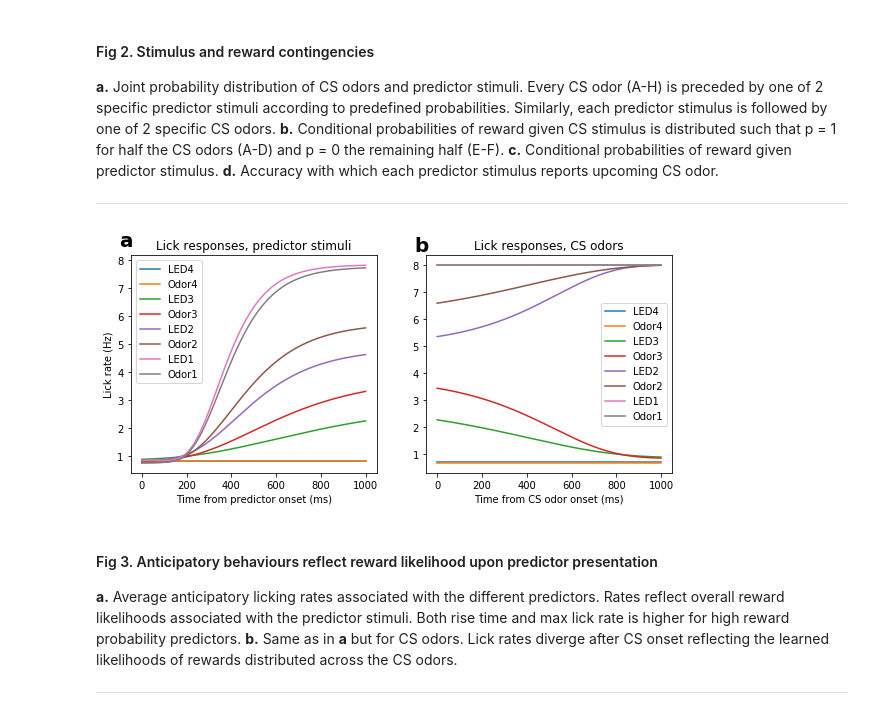
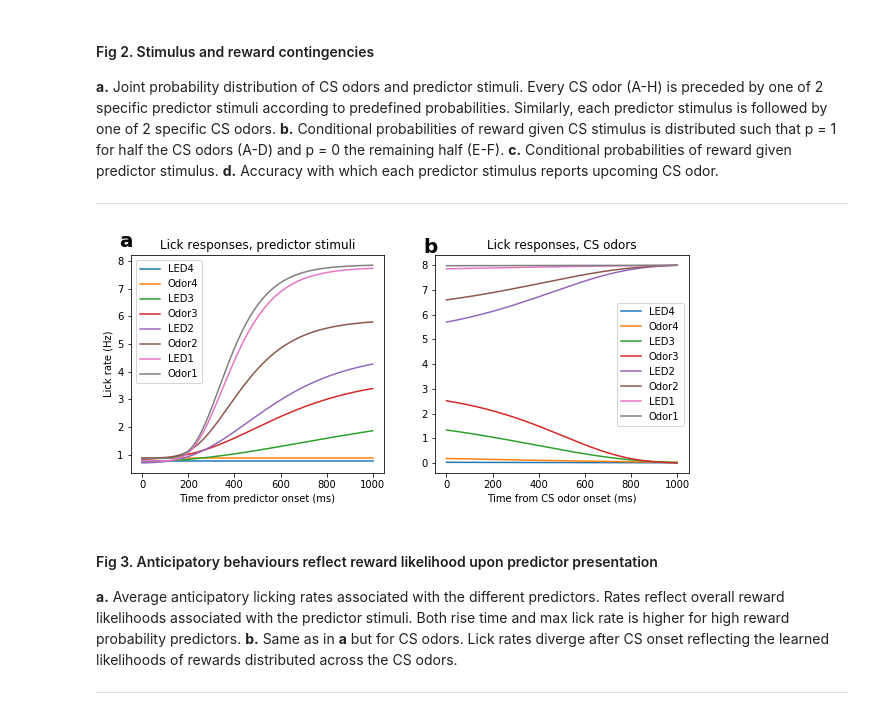
Before and after one commit to kirkesolator/fakepaper, a Jupyter notebook: FakePaperTS.ipynb, the cells around one changed output. Saved outputs shown, nothing was run; the diff lists cells and outputs as text; code cells hidden in the pictures.

```diff
--- a/FakePaperTS.ipynb
+++ b/FakePaperTS.ipynb
@@ -53,11 +53,10 @@ plt.yticks(range(0,8),csStr)
 for i in np.linspace(0,7,8):
     for j in np.linspace(0,7,8):
         if probMat[int(i),int(j)] == 0:
-            plt.text(i, j, '-', va='center', ha='center',size=11,color=[0,0,0])
+            plt.text(i, j, '-', va='center', ha='center',size=11,color='k')
         else:
-            plt.text(i, j, probMat[int(i),int(j)], va='center', ha='center',size=10,color=[0,0,0])
-clb = plt.colorbar(pad=0.02)
-clb.ax.set_title("Likelihood",size=9)
+            plt.text(i, j, probMat[int(i),int(j)], va='center', ha='center',size=10,color='k')
+plt.colorbar(pad=0.02,label="Likelihood")
 plt.text(-0.075, 1.05, "a", transform=plt.gca().transAxes, size=20, weight='bold')
 
 # p(reward | CS odor) vector
@@ -69,8 +68,7 @@ plt.subplot(1,4,2)
 plt.gca().set_aspect(7/1)
 plt.plot(testMat,'ko')
 plt.plot([-.5,7.5],[.5,.5],'k:')
-plt.xlim([-.5,7.5])
-plt.ylim([-.05,1.05])
+plt.axis([-.5,7.5,-.05,1.05])
 plt.xticks(range(0,8),csStr)
 plt.xlabel("CS odor")
 plt.ylabel("p(reward)")
@@ -82,8 +80,7 @@ plt.subplot(1,4,3)
 plt.gca().set_aspect(7/1)
 plt.plot(np.matmul(probMat,testMat),'ko') # Matrix product of CS reward probability vector and CS/predictor matrix
 plt.plot([-.5,7.5],[.5,.5],'k:')
-plt.xlim([-.5,7.5])
-plt.ylim([-.05,1.05])
+plt.axis([-.5,7.5,-.05,1.05])
 plt.xticks(range(0,8),predStr,rotation='vertical')
 plt.xlabel("Predictor stimulus")
 plt.title("p(reward | predictor)")
@@ -98,8 +95,7 @@ plt.ylabel("Accuracy")
 plt.xticks(range(0,8),predStr,rotation="vertical")
 plt.xlabel("Predictor stimulus")
 plt.plot([-.5,7.5],[.5,.5],'k:')
-plt.xlim([-.5,7.5])
-plt.ylim([-.05,1.05])
+plt.axis([-.5,7.5,-.05,1.05])
 plt.text(-1, 1.1, "d", size=20, weight='bold')
 
 plt.show()
@@ -110,39 +106,40 @@ plt.show()
 **a.** Joint probability distribution of CS odors and predictor stimuli. Every CS odor (A-H) is preceded by one of 2 specific predictor stimuli according to predefined probabilities. Similarly, each predictor stimulus is followed by one of 2 specific CS odors. **b.** Conditional probabilities of reward given CS stimulus is distributed such that p = 1 for half the CS odors (A-D) and p = 0 the remaining half (E-F). **c.** Conditional probabilities of reward given predictor stimulus. **d.** Accuracy with which each predictor stimulus reports upcoming CS odor.
 ___
 # %%
-plt.figure(figsize=[15,4])
-plt.subplot(131)
+plt.figure(figsize=[10,4])
+plt.subplot(121)
+
 gompertzF = [0,0,2,3,4,5,7,7]
 for i in np.arange(0,8):
     rnd = np.random.uniform(0.0075,.01);
     curve = rnd*90+gompertzF[i]*(np.exp(-2.5*np.exp(-(rnd)*gompertzF[i]*np.linspace(-30,100,1000))))
     plt.plot(curve,label=predStr[7-i])
 plt.xlabel("Time from predictor onset (ms)")
 plt.ylabel("Lick rate (Hz)")
 plt.legend()
 plt.title("Lick responses, predictor stimuli")
 plt.text(-100, 8.5, "a", size=20, weight='bold')
 
-plt.subplot(132)
+plt.subplot(122)
 # Gotta love the Gompertz function
-gompertzF = [0,0,2,3,4,5,7,7]
+gompertzF = [.25,.75,2,3,4,5,7,7]
 for i in np.arange(0,4):
     rnd = np.random.uniform(0.0075,.01);
-    curve = rnd*90+gompertzF[i]*(np.exp(-2.5*np.exp(-(rnd)*gompertzF[i]*np.linspace(-30,100,1000))))
+    curve = gompertzF[i]*(np.exp(-2.5*np.exp(-rnd*gompertzF[i]*np.linspace(-30,100,1000))))
     plt.plot(np.flipud(curve),label=predStr[7-i])
 
 for i in np.arange(4,8):
-    rnd = np.random.uniform(0.01,.01);
-    curve = rnd*90+gompertzF[7-i]*(np.exp(-2.5*np.exp(-(rnd)*gompertzF[7-i]*np.linspace(-30,100,1000))))
+    rnd = np.random.uniform(0.0075,.01);
+    curve = gompertzF[7-i]*(np.exp(-2.5*np.exp(-(rnd)*gompertzF[7-i]*np.linspace(-30,100,1000))))
     plt.plot(np.flipud(-curve)+curve[0]+8,label=predStr[7-i])
 
 plt.xlabel("Time from CS odor onset (ms)")
 plt.legend()
 plt.title("Lick responses, CS odors")
 plt.text(-100, 8.5, "b", size=20, weight='bold')
 plt.show()
 # %% [output]
-[figure, old version]
+[figure, new version]
 # %% [markdown]
 #### Fig 3. Anticipatory behaviours reflect reward likelihood upon predictor presentation
 **a.** Average anticipatory licking rates associated with the different predictors. Rates reflect overall reward likelihoods associated with the predictor stimuli. Both rise time and max lick rate is higher for high reward probability predictors. **b.** Same as in **a** but for CS odors. Lick rates diverge after CS onset reflecting the learned likelihoods of rewards distributed across the CS odors.
```
Also changed, not shown: parts of 9 cells of this notebook.
